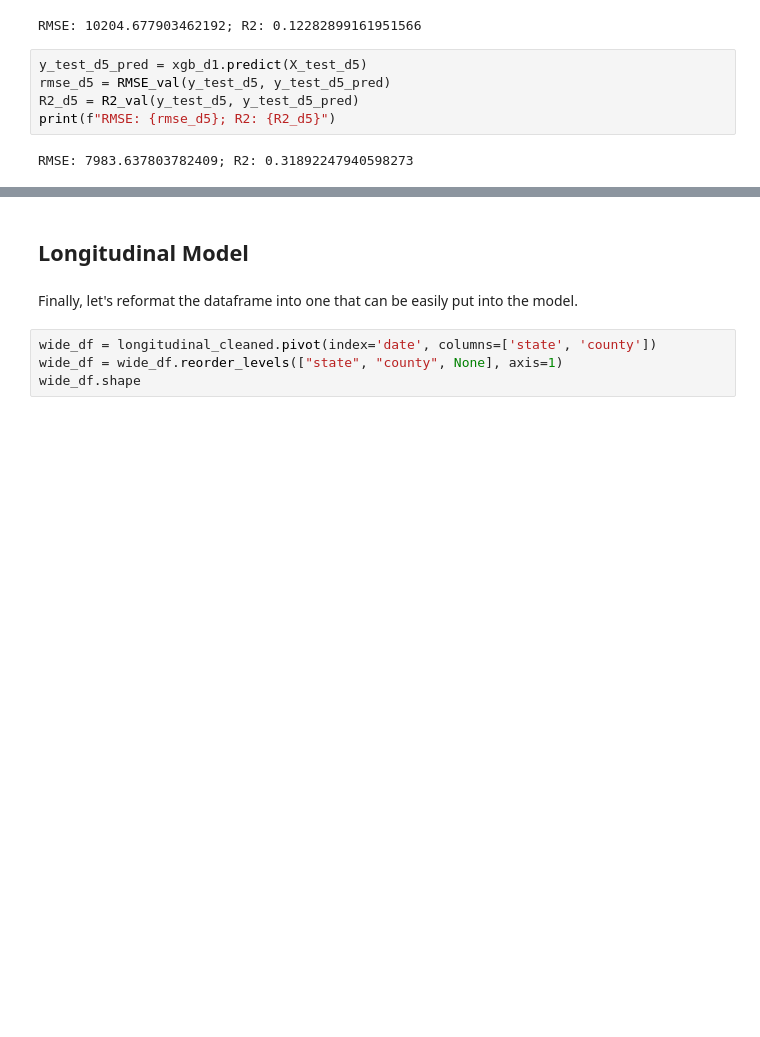
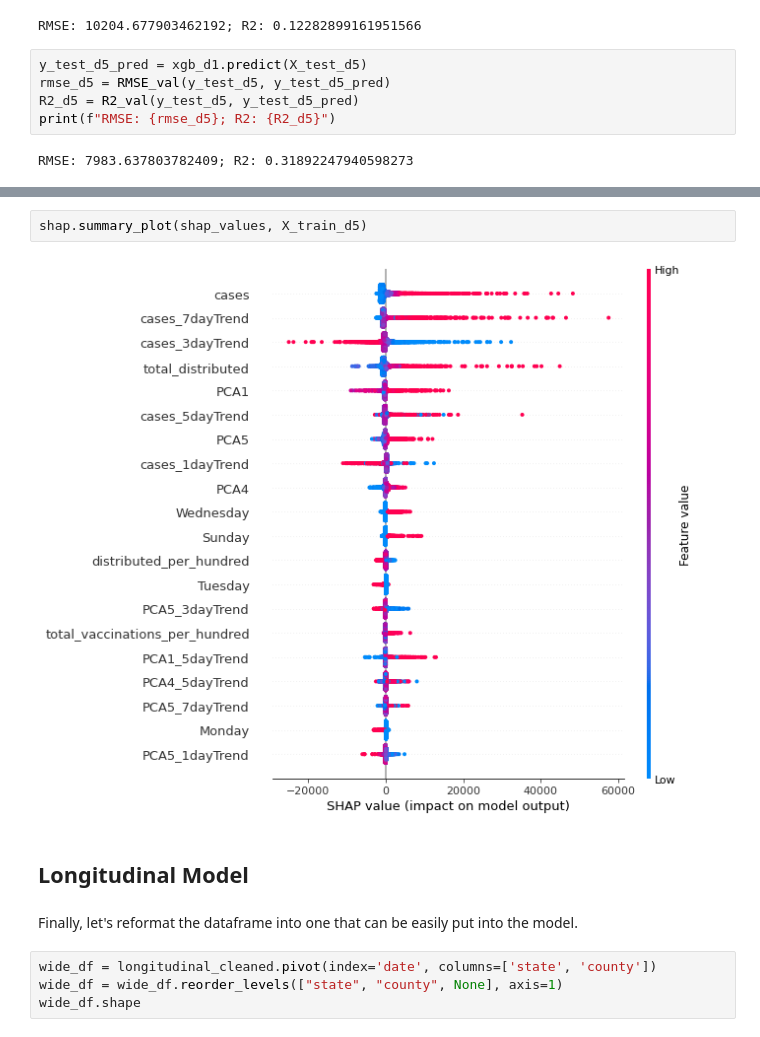
Before and after one commit to GaniPerez/COVID_Case_Prediction, a Jupyter notebook: COVID19_RNN_byState.ipynb, the cells around one changed output, grey strips where cells are left out. Cells and saved outputs as stored; diff of their text form; blank space fills up the shorter version.

```diff
--- a/COVID19_RNN_byState.ipynb
+++ b/COVID19_RNN_byState.ipynb
@@ -1941,3 +2880,7 @@ Clearly, our current set of features do not predict cases well past 1 day. Keepi
+# %%
+shap.summary_plot(shap_values, X_train_d5)
+# %% [output]
+[figure, added]
 # %% [markdown]
 ## Longitudinal Model
 # %% [markdown]
```
Also changed, not shown: parts of 82 cells of this notebook.
